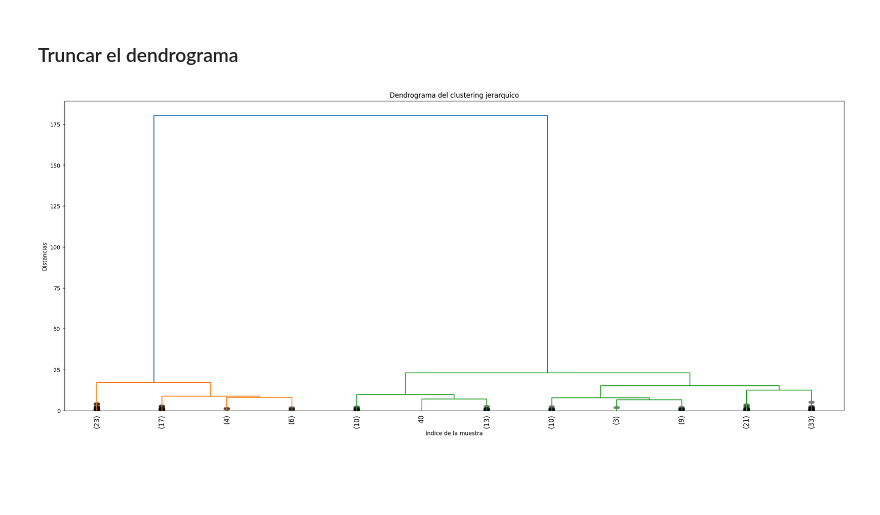
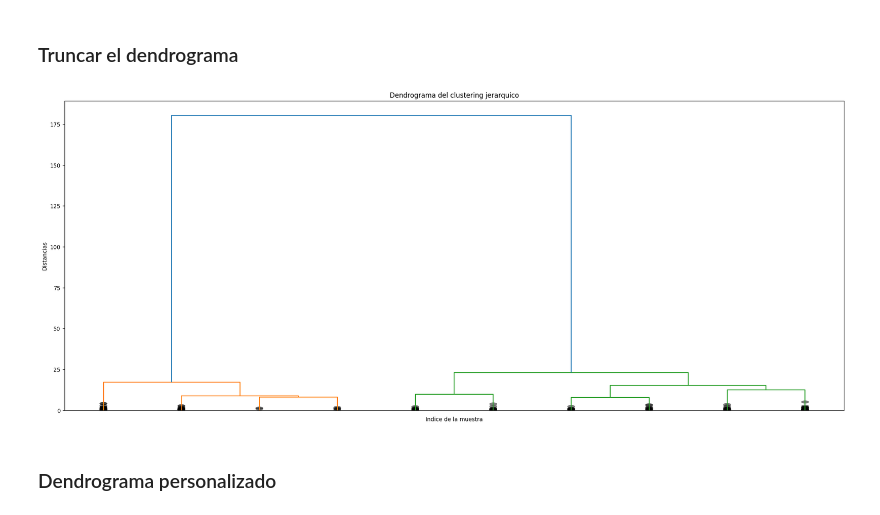
Before and after one commit to majandro1026/python_personal, a Jupyter notebook: mis_NB/python_scripts/Notebooks/NB5-ClusteringJerarquico.ipynb, the cells around one changed output. Cells and saved outputs as stored; diff of their text form; code cells hidden in the pictures; blank space fills up the shorter version.

```diff
--- a/mis_NB/python_scripts/Notebooks/NB5-ClusteringJerarquico.ipynb
+++ b/mis_NB/python_scripts/Notebooks/NB5-ClusteringJerarquico.ipynb
@@ -571,9 +662,11 @@ plt.show()
 # %%
 plt.figure(figsize=(25,10))
 plt.title("Dendrograma del clustering jerarquico")
 plt.xlabel("Indice de la muestra")
 plt.ylabel("Distancias")
-dendrogram(Z, leaf_rotation=90, leaf_font_size=12.0, color_threshold=0.7*180, truncate_mode="lastp", p = 12, show_leaf_counts=True, show_contracted=True)
+dendrogram(Z, leaf_rotation=90, leaf_font_size=14.0, color_threshold=0.7*180, truncate_mode="lastp", p = 10, show_leaf_counts=False, show_contracted=True)
 plt.show()
 # %% [output]
-[figure, old version]
+[figure, new version]
+# %% [markdown]
+### Dendrograma personalizado
```
Also changed, not shown: parts of 38 cells of this notebook, 7 other files.
